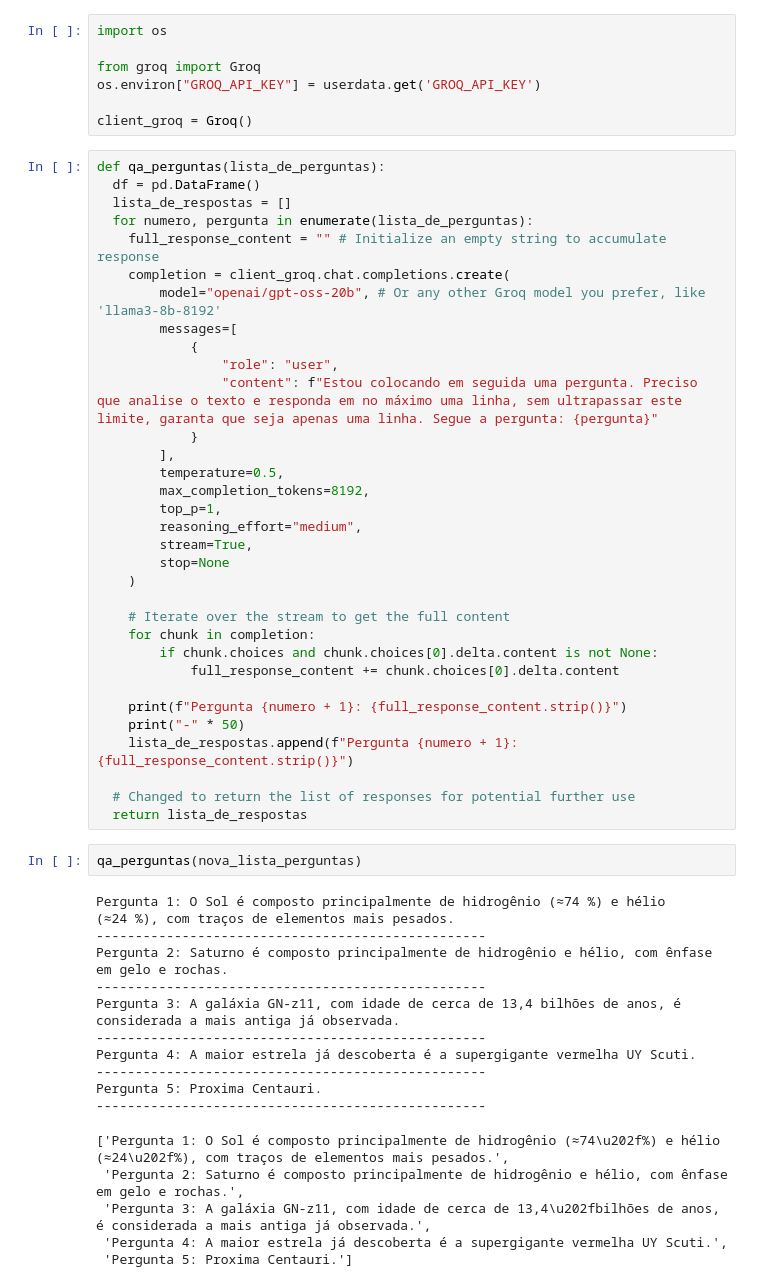
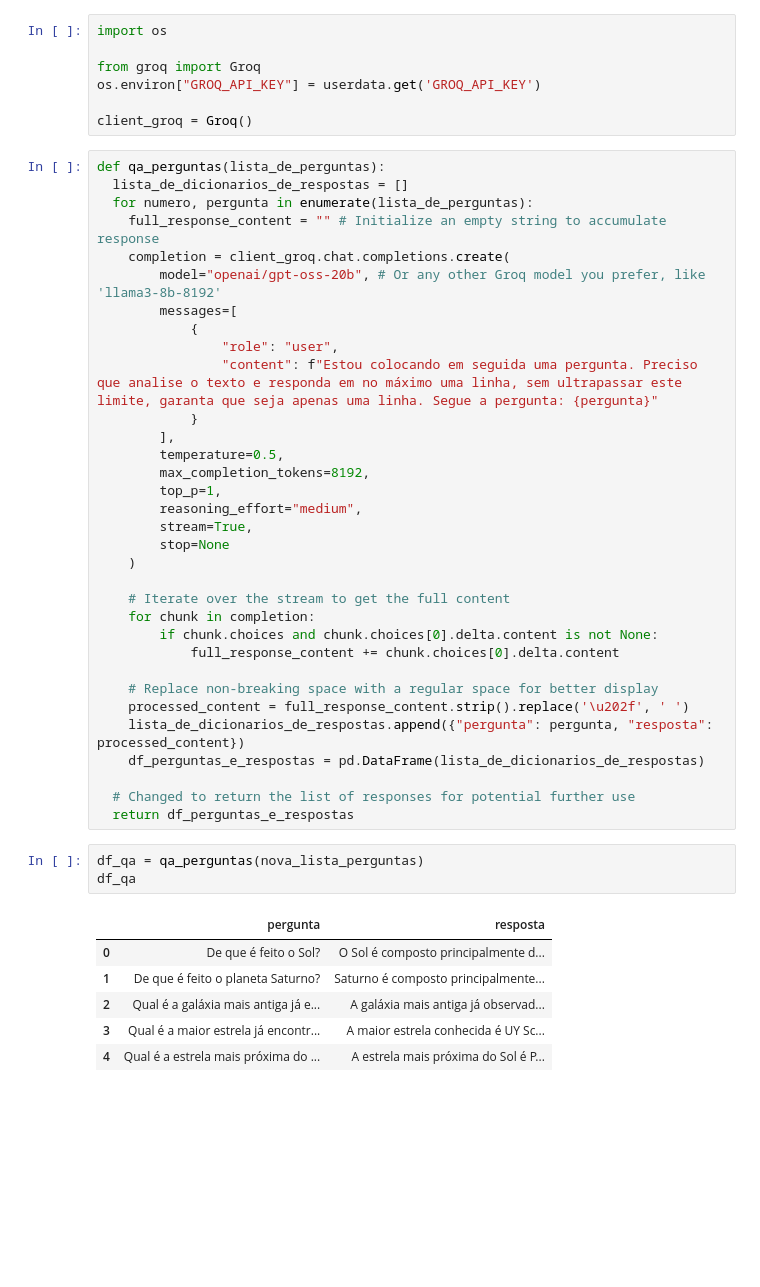
Before and after one commit to jphebling/IA_APLICADA, a Jupyter notebook: Alura - IA aplicada com Python.ipynb, the cells around one changed output. Cells and saved outputs as stored; diff of their text form; blank space fills up the shorter version.

```diff
--- a/Alura - IA aplicada com Python.ipynb
+++ b/Alura - IA aplicada com Python.ipynb
@@ -490,8 +490,7 @@ os.environ["GROQ_API_KEY"] = userdata.get('GROQ_API_KEY')
 client_groq = Groq()
 # %%
 def qa_perguntas(lista_de_perguntas):
-  df = pd.DataFrame()
-  lista_de_respostas = []
+  lista_de_dicionarios_de_respostas = []
   for numero, pergunta in enumerate(lista_de_perguntas):
     full_response_content = "" # Initialize an empty string to accumulate response
     completion = client_groq.chat.completions.create(
@@ -515,27 +514,20 @@ def qa_perguntas(lista_de_perguntas):
         if chunk.choices and chunk.choices[0].delta.content is not None:
             full_response_content += chunk.choices[0].delta.content
 
-    print(f"Pergunta {numero + 1}: {full_response_content.strip()}")
-    print("-" * 50)
-    lista_de_respostas.append(f"Pergunta {numero + 1}: {full_response_content.strip()}")
+    # Replace non-breaking space with a regular space for better display
+    processed_content = full_response_content.strip().replace('\u202f', ' ')
+    lista_de_dicionarios_de_respostas.append({"pergunta": pergunta, "resposta": processed_content})
+    df_perguntas_e_respostas = pd.DataFrame(lista_de_dicionarios_de_respostas)
 
   # Changed to return the list of responses for potential further use
-  return lista_de_respostas
+  return df_perguntas_e_respostas
-# %%
-qa_perguntas(nova_lista_perguntas)
-# %% [output]
-Pergunta 1: O Sol é composto principalmente de hidrogênio (≈74 %) e hélio (≈24 %), com traços de elementos mais pesados.
---------------------------------------------------
-Pergunta 2: Saturno é composto principalmente de hidrogênio e hélio, com ênfase em gelo e rochas.
---------------------------------------------------
-Pergunta 3: A galáxia GN‑z11, com idade de cerca de 13,4 bilhões de anos, é considerada a mais antiga já observada.
---------------------------------------------------
-Pergunta 4: A maior estrela já descoberta é a supergigante vermelha UY Scuti.
---------------------------------------------------
-Pergunta 5: Proxima Centauri.
---------------------------------------------------
-['Pergunta 1: O Sol é composto principalmente de hidrogênio (≈74\u202f%) e hélio (≈24\u202f%), com traços de elementos mais pesados.',
- 'Pergunta 2: Saturno é composto principalmente de hidrogênio e hélio, com ênfase em gelo e rochas.',
- 'Pergunta 3: A galáxia GN‑z11, com idade de cerca de 13,4\u202fbilhões de anos, é considerada a mais antiga já observada.',
- 'Pergunta 4: A maior estrela já descoberta é a supergigante vermelha UY Scuti.',
- 'Pergunta 5: Proxima Centauri.']
+# %%
+df_qa = qa_perguntas(nova_lista_perguntas)
+df_qa
+# %% [output]
+|  | pergunta | resposta |
+| 0 | De que é feito o Sol? | O Sol é composto principalmente d... |
+| 1 | De que é feito o planeta Saturno? | Saturno é composto principalmente... |
+| 2 | Qual é a galáxia mais antiga já e... | A galáxia mais antiga já observad... |
+| 3 | Qual é a maior estrela já encontr... | A maior estrela conhecida é UY Sc... |
+| 4 | Qual é a estrela mais próxima do ... | A estrela mais próxima do Sol é P... |
```
